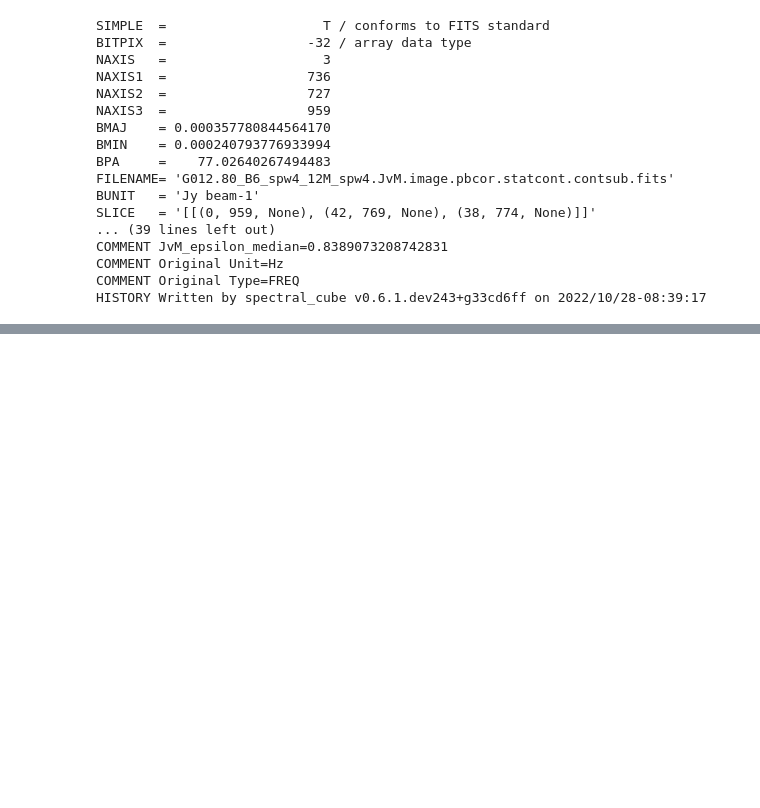
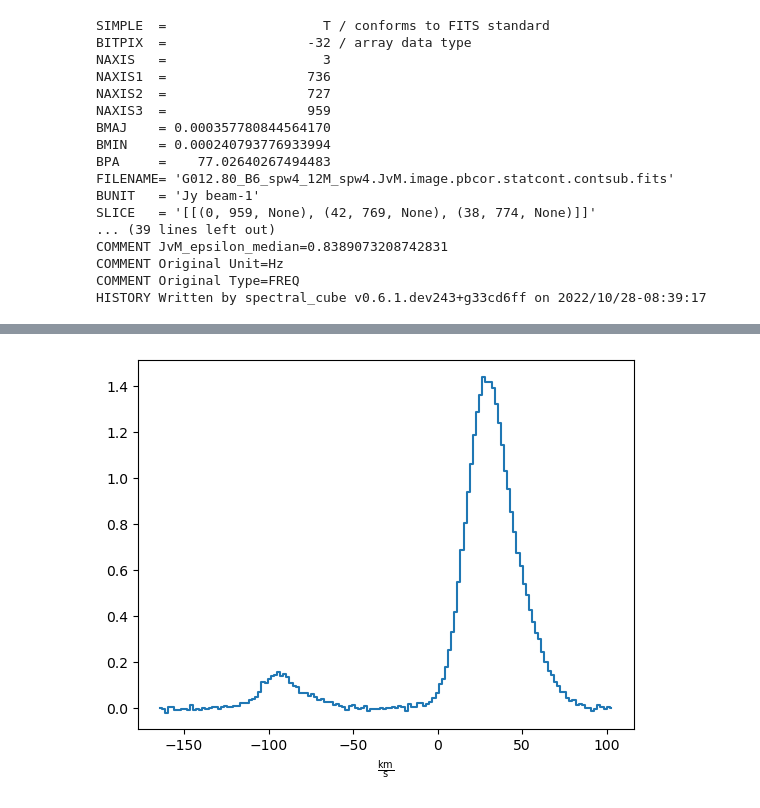
Before and after one commit to rgalvanmadrid/tutorial-Cordoba, a Jupyter notebook: LineExample-ALMA-IMF.ipynb, the cells around one changed output, grey strips where cells are left out. Cells and saved outputs as stored; diff of their text form; code cells hidden in the pictures; blank space fills up the shorter version.

```diff
--- a/LineExample-ALMA-IMF.ipynb
+++ b/LineExample-ALMA-IMF.ipynb
@@ -141,0 +170,5 @@ HISTORY Written by spectral_cube v0.6.1.dev243+g33cd6ff on 2022/10/28-08:39:17
+# %%
+# Show spectrum at the pixel of maximum integrated emission
+cube_H41a[:,max_mom0[0],max_mom0[1]].quicklook() # (z,y,x)
+# %% [output]
+[figure, added]
```
Also changed, not shown: parts of 12 cells of this notebook.
